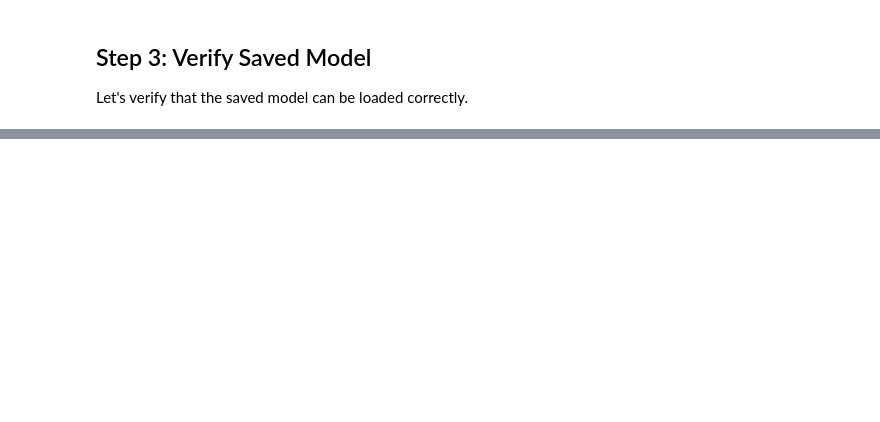
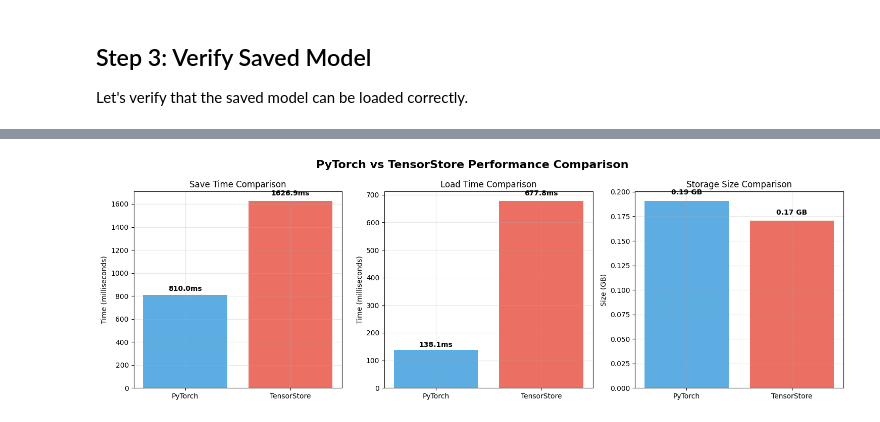
Before and after one commit to RifatXia/tensorstore, a Jupyter notebook: llama-model/main.ipynb, the cells around one changed output, grey strips where cells are left out. Drawn from its saved outputs; the diff is of its cells as text; code cells hidden in the pictures; blank space fills up the shorter version.

Commit message:
checkpointing using basic tensorstore

```diff
--- a/llama-model/main.ipynb
+++ b/llama-model/main.ipynb
@@ -155,0 +360,89 @@ State dict loaded successfully with 237 parameters
+# %%
+import matplotlib.pyplot as plt
+import numpy as np
+
+# Collect all performance metrics (convert times to milliseconds)
+performance_data = {
+    'PyTorch': {
+        'Save Time (ms)': pytorch_save_time * 1000,
+        'Load Time (ms)': load_verification_time * 1000,
+        'File Size (GB)': file_size
+    },
+    'TensorStore': {
+        'Save Time (ms)': tensorstore_save_time * 1000,
+        'Load Time (ms)': tensorstore_load_time * 1000,
+        'File Size (GB)': tensorstore_file_size
+    }
+}
+
+print("=== PERFORMANCE COMPARISON SUMMARY ===")
+print()
+for method, metrics in performance_data.items():
+    print(f"{method}:")
+    for metric, value in metrics.items():
+        if 'ms' in metric:
+            print(f"  {metric}: {value:.1f}")
+        else:
+            print(f"  {metric}: {value:.2f}")
+    print()
+
+# Create comparison plots
+fig, axes = plt.subplots(1, 3, figsize=(15, 5))
+fig.suptitle('PyTorch vs TensorStore Performance Comparison', fontsize=16, fontweight='bold')
+
+methods = list(performance_data.keys())
+colors = ['#3498db', '#e74c3c']  # Blue for PyTorch, Red for TensorStore
+
+# Plot 1: Save Time
+save_times = [performance_data[method]['Save Time (ms)'] for method in methods]
+bars1 = axes[0].bar(methods, save_times, color=colors, alpha=0.8)
+axes[0].set_title('Save Time Comparison')
+axes[0].set_ylabel('Time (milliseconds)')
+axes[0].grid(True, alpha=0.3)
+
+# Add value labels on bars
+for bar, value in zip(bars1, save_times):
+    height = bar.get_height()
+    axes[0].text(bar.get_x() + bar.get_width()/2., height + max(height*0.02, 20),
+                f'{value:.1f}ms', ha='center', va='bottom', fontweight='bold')
+
+# Plot 2: Load Time
+load_times = [performance_data[method]['Load Time (ms)'] for method in methods]
+bars2 = axes[1].bar(methods, load_times, color=colors, alpha=0.8)
+axes[1].set_title('Load Time Comparison')
+axes[1].set_ylabel('Time (milliseconds)')
+axes[1].grid(True, alpha=0.3)
+
+# Add value labels on bars
+for bar, value in zip(bars2, load_times):
+    height = bar.get_height()
+    axes[1].text(bar.get_x() + bar.get_width()/2., height + max(height*0.02, 5),
+                f'{value:.1f}ms', ha='center', va='bottom', fontweight='bold')
+
+# Plot 3: File Size
+file_sizes = [performance_data[method]['File Size (GB)'] for method in methods]
+bars3 = axes[2].bar(methods, file_sizes, color=colors, alpha=0.8)
+axes[2].set_title('Storage Size Comparison')
+axes[2].set_ylabel('Size (GB)')
+axes[2].grid(True, alpha=0.3)
+
+# Add value labels on bars
+for bar, value in zip(bars3, file_sizes):
+    height = bar.get_height()
+    axes[2].text(bar.get_x() + bar.get_width()/2., height + max(height*0.02, 0.005),
+                f'{value:.2f} GB', ha='center', va='bottom', fontweight='bold')
+
+plt.tight_layout()
+plt.show()
+
+# Summary analysis
+print("=== ANALYSIS ===")
+save_ratio = tensorstore_save_time / pytorch_save_time
+load_ratio = tensorstore_load_time / load_verification_time
+size_ratio = tensorstore_file_size / file_size
+
+print(f"TensorStore vs PyTorch:")
+print(f"  Save Time: {save_ratio:.1f}x {'slower' if save_ratio > 1 else 'faster'} ({tensorstore_save_time*1000:.1f}ms vs {pytorch_save_time*1000:.1f}ms)")
+print(f"  Load Time: {load_ratio:.1f}x {'slower' if load_ratio > 1 else 'faster'} ({tensorstore_load_time*1000:.1f}ms vs {load_verification_time*1000:.1f}ms)")
+print(f"  File Size: {size_ratio:.1f}x {'larger' if size_ratio > 1 else 'smaller'} ({tensorstore_file_size:.2f}GB vs {file_size:.2f}GB)")
+# %% [output]
@@ -155,0 +460 @@ State dict loaded successfully with 237 parameters
+[figure, added]
```
Also changed, not shown: parts of 10 cells of this notebook, 3 other files.
